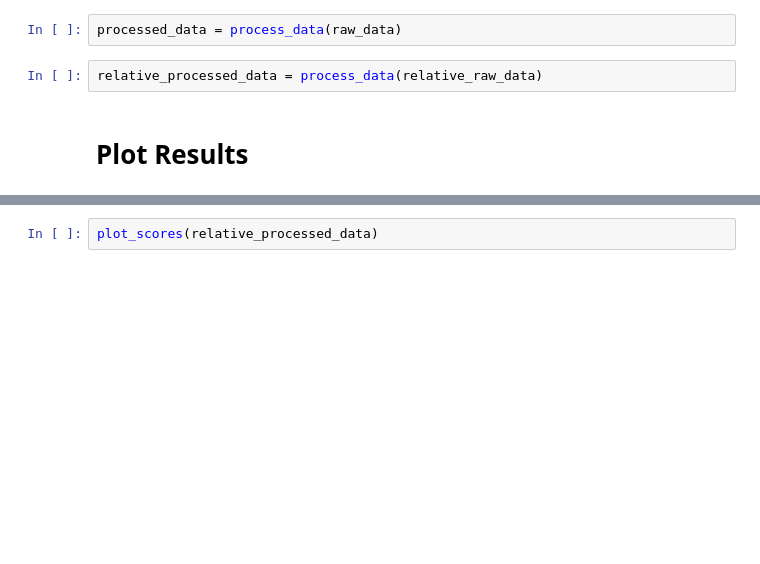
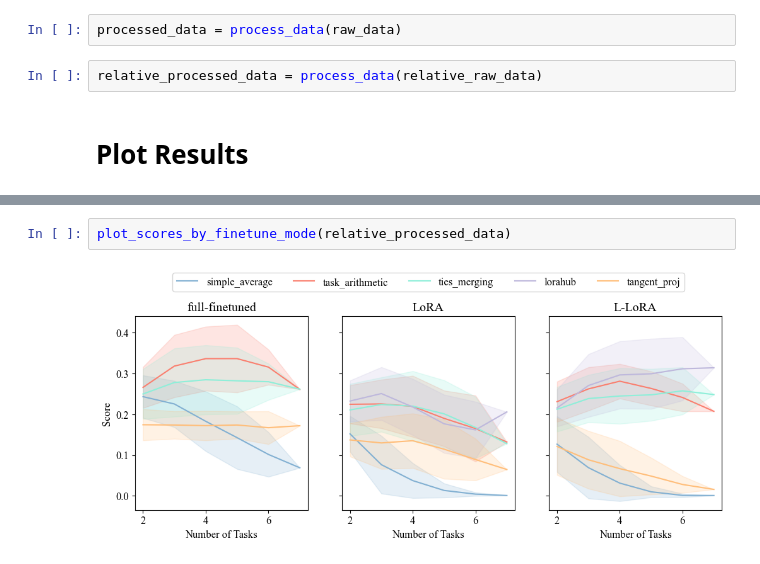
Before and after one commit to tanganke/peta, a Jupyter notebook: results/flan-t5-base/plot_results.ipynb, the cells around one changed output, grey strips where cells are left out. Cells and saved outputs as stored; diff of their text form; blank space fills up the shorter version.

```diff
--- a/results/flan-t5-base/plot_results.ipynb
+++ b/results/flan-t5-base/plot_results.ipynb
@@ -734,2 +567,4 @@ plot_scores(processed_data)
 # %%
-plot_scores(relative_processed_data)
+plot_scores_by_finetune_mode(relative_processed_data)
+# %% [output]
+[figure, added]
```
Also changed, not shown: parts of 16 cells of this notebook, 18 other files.
